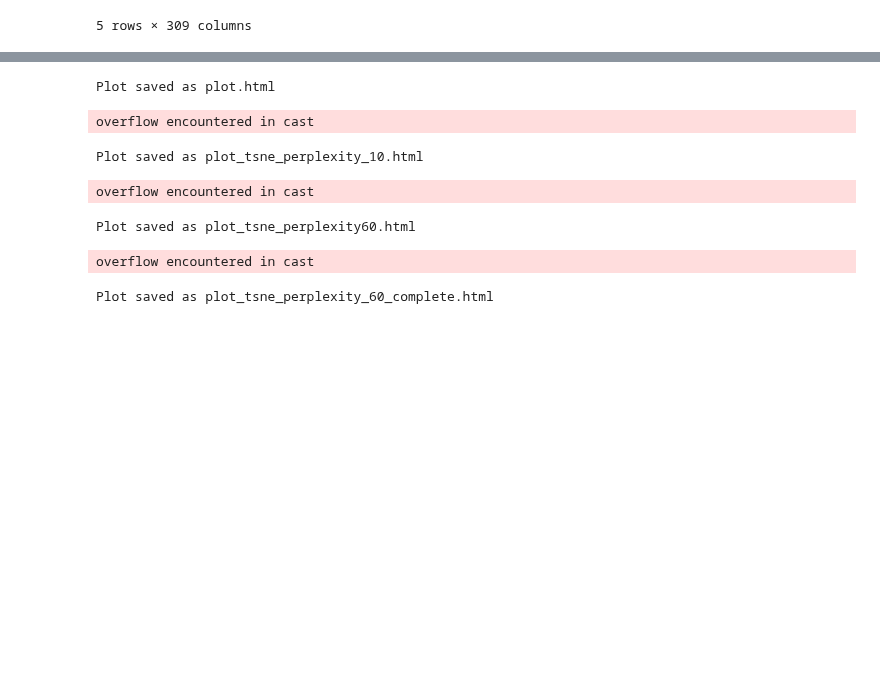
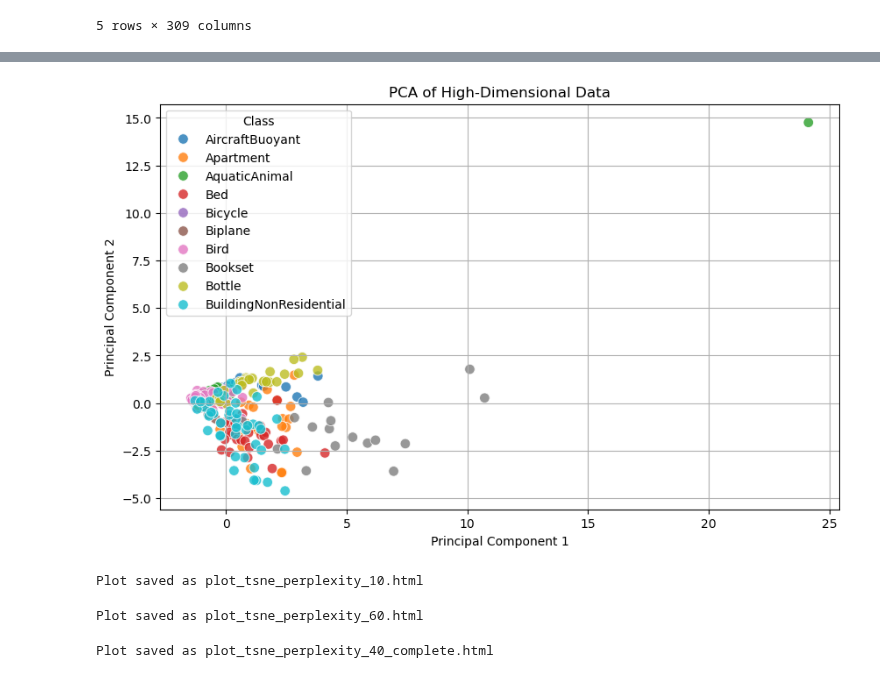
Before and after one commit to maria-raluca-st/INFOMR-final-project, a Jupyter notebook: mmdbs/dimension-reduction.ipynb, the cells around one changed output, grey strips where cells are left out. Cells and saved outputs as stored; diff of their text form; code cells hidden in the pictures; blank space fills up the shorter version.

```diff
--- a/mmdbs/dimension-reduction.ipynb
+++ b/mmdbs/dimension-reduction.ipynb
@@ -18,13 +20,13 @@ df.head()
 | 4 | m1341.obj | AircraftBuoyant | 0.671115 | 0.035075 | 0.251780 | 2.172427 | 0.686432 | 8.510702 | 0.998808 | ... |
 5 rows × 309 columns
 # %%
-def chunk_classes(classlist,size=12):
+def chunk_classes(classlist,size=10):
     k = 0 #chunk index
     j = 0 #chunk internal index
     curchunk = []
     chunks = []
     for i in range(0,len(classlist)):
-        j = i%12
+        j = i%size
         if(j==0 and i!=0):
             k+=1
             chunks.append(curchunk)
@@ -39,0 +39,21 @@ X = df.drop(["mesh_name","class"],axis=1)
+# %%
+non_hist_features = [
+    "area",
+    "volume",
+    "rectangularity",
+    "compactness",
+    "convexity",
+    "eccentricity",
+    "diameter",
+]
+# %%
+scaler = StandardScaler()
+Y = df[["mesh_name","class"]]
+drops=["mesh_name","class"]
+X = df.drop(drops,axis=1)
+X = X.reset_index(drop=True)
+X[non_hist_features] = (
+            X[non_hist_features] - X[non_hist_features].mean()
+        ) / X[non_hist_features].std()
+#X = scaler.fit_transform(X)
+#print(X)
@@ -82,17 +113,16 @@ def plot_data2(df, xCol, yCol, subset=None, title="PCA of High-Dimensional Data"
 # %%
 from sklearn.decomposition import PCA
 
 pca=PCA(n_components=2)
 x_trans=pca.fit_transform(X)
 # Step 2: Create a DataFrame for the PCA results
 pca_df = pd.DataFrame(data=x_trans, columns=['PCA1', 'PCA2'])
 pca_df['Class'] = Y['class']  # Add the class labels
 pca_df['Name']=Y["mesh_name"]
-plot_data2(pca_df,"PCA1","PCA2",chunks[0])
+plot_data(pca_df,"PCA1","PCA2",chunks[0])
 # %% [output]
-Plot saved as plot.html
+[figure, added]
 # %%
-from sklearn.manifold import TSNE
 X_embedded = TSNE(n_components=2, learning_rate='auto',init='random', perplexity=10).fit_transform(X)
 tsne_df = pd.DataFrame(data=X_embedded, columns=['PCA1', 'PCA2'])
 tsne_df['Class'] = Y['class']  # Add the class labels
@@ -100,8 +130,7 @@ tsne_df['Name']=Y["mesh_name"]
 
 plot_data2(tsne_df,"PCA1","PCA2", title="TSNE with perplexity of 10", subset=chunks[0],html_filename="plot_tsne_perplexity_10.html")
 # %% [output]
-overflow encountered in cast
+Plot saved as plot_tsne_perplexity_10.html
-Plot saved as plot_tsne_perplexity_10.html
 # %%
 X_embedded = TSNE(n_components=2, learning_rate='auto',init='random', perplexity=60).fit_transform(X)
 tsne_df = pd.DataFrame(data=X_embedded, columns=['PCA1', 'PCA2'])
@@ -110,16 +139,14 @@ tsne_df['Name']=Y["mesh_name"]
 
 plot_data2(tsne_df,"PCA1","PCA2",subset=chunks[0],title="TSNE-P perplexity - 60",html_filename="plot_tsne_perplexity_60.html")
 # %% [output]
-overflow encountered in cast
+Plot saved as plot_tsne_perplexity_60.html
-Plot saved as plot_tsne_perplexity60.html
 # %%
-X_embedded = TSNE(n_components=2, learning_rate='auto',init='random', perplexity=60).fit_transform(X)
+X_embedded = TSNE(n_components=2, learning_rate='auto',init='random', perplexity=40,early_exaggeration=20).fit_transform(X)
 tsne_df = pd.DataFrame(data=X_embedded, columns=['PCA1', 'PCA2'])
 tsne_df['Class'] = Y['class']  # Add the class labels
 tsne_df['Name']=Y["mesh_name"]
 
-plot_data2(tsne_df,"PCA1","PCA2",subset=None,title="TSNE-P perplexity - 60",html_filename="plot_tsne_perplexity_60_complete.html")
+plot_data2(tsne_df,"PCA1","PCA2",subset=None,title="TSNE-P perplexity - 40",html_filename="plot_tsne_perplexity_40_complete.html")
 # %% [output]
-overflow encountered in cast
+Plot saved as plot_tsne_perplexity_40_complete.html
-Plot saved as plot_tsne_perplexity_60_complete.html
 # %%
```
Also changed, not shown: parts of 6 cells of this notebook, 40 other files.
